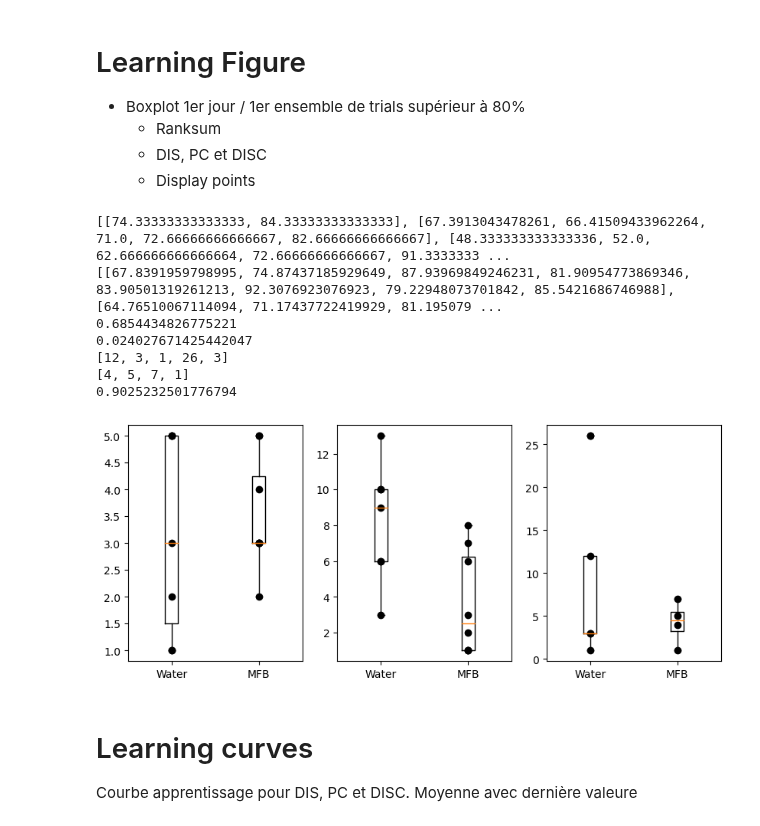
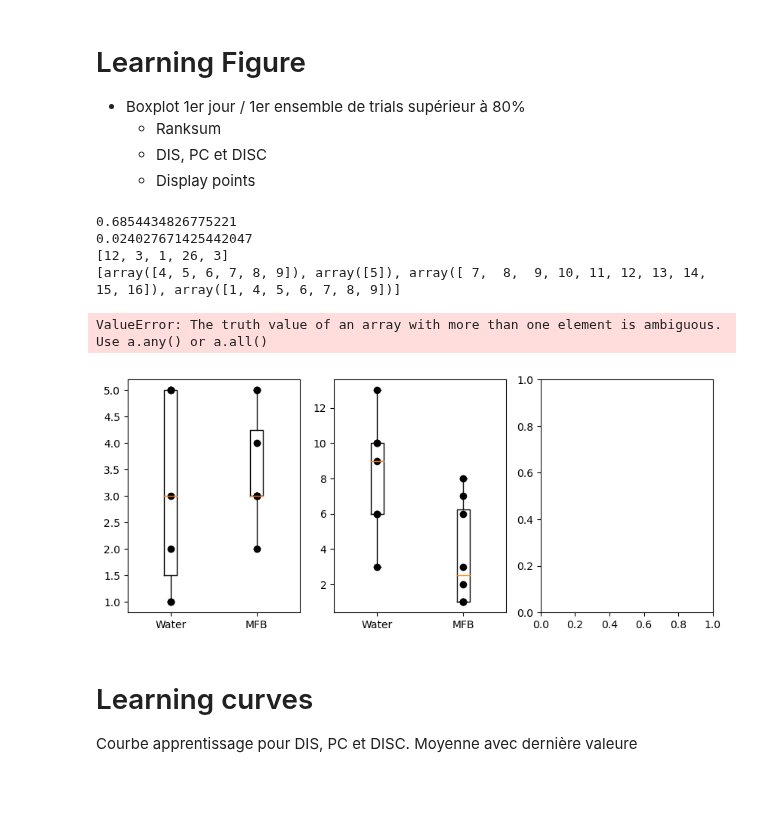
Before and after one commit to AntoninVerdier/Utilities, a Jupyter notebook: Elphy_Analysis/MFB_Figures.ipynb, the cells around one changed output. Saved outputs shown, nothing was run; the diff lists cells and outputs as text; code cells hidden in the pictures; blank space fills up the shorter version.

```diff
--- a/Elphy_Analysis/MFB_Figures.ipynb
+++ b/Elphy_Analysis/MFB_Figures.ipynb
@@ -202,8 +202,6 @@ fig, axs = plt.subplots(1, 3, figsize=(10, 4))
 scores_water = [mouse.perf()[0] for mouse in mice_water_dis]
 scores_mfb = [[np.sum(c)*100/len(c) for c in mouse.corrs] for mouse in mice_mfb_dis]
 
-print(scores_water)
-print(scores_mfb)
 
 # Water
 first_day_over80_water = [np.where(np.array(s) >= 80)[0][0] + 1 for s in scores_water]
@@ -235,39 +233,37 @@ axs[1].set_xticks([1, 2])
 axs[1].set_xticklabels(['Water', 'MFB'])
 axs[1].scatter([1]*len(first_day_over80_water), first_day_over80_water, c='black')
 axs[1].scatter([2]*len(first_day_over80_mfb), first_day_over80_mfb, c='black')
 
 ####################################### DISC ###########################################
 scores_water = [mouse.perf(blank=True)[0] for mouse in mice_water_disc]
 scores_mfb = [[np.sum(c)*100/len(c) for c in mouse.corrs] for mouse in mice_mfb_disc]
 
 
 # Water
 first_day_over80_water = [np.where(np.array(s) >= 70)[0] + 1 for s in scores_water]
 first_day_over80_water = [i[0] for i in first_day_over80_water if len(i) > 0]
 print(first_day_over80_water)
 # MFB####################################
 
-first_day_over80_mfb = [np.where(np.array(s) >= 70)[0][0] + 1 for s in scores_mfb]
+first_day_over80_mfb = [np.where(np.array(s) >= 70)[0] + 1 for s in scores_mfb]
 print(first_day_over80_mfb)
 stdisc, pdisc = ranksums(first_day_over80_water, first_day_over80_mfb)
 
 print(pdisc)
 axs[2].boxplot([first_day_over80_water, first_day_over80_mfb], vert=True)
 axs[2].set_xticks([1, 2])
 axs[2].set_xticklabels(['Water', 'MFB'])
 axs[2].scatter([1]*len(first_day_over80_water), first_day_over80_water, c='black')
 axs[2].scatter([2]*len(first_day_over80_mfb), first_day_over80_mfb, c='black')
 
 plt.show()
 # %% [output]
-[[74.33333333333333, 84.33333333333333], [67.3913043478261, 66.41509433962264, 71.0, 72.66666666666667, 82.66666666666667], [48.333333333333336, 52.0, 62.666666666666664, 72.66666666666667, 91.3333333 ...
-[[67.8391959798995, 74.87437185929649, 87.93969849246231, 81.90954773869346, 83.90501319261213, 92.3076923076923, 79.22948073701842, 85.5421686746988], [64.76510067114094, 71.17437722419929, 81.195079 ...
 0.6854434826775221
 0.024027671425442047
 [12, 3, 1, 26, 3]
-[4, 5, 7, 1]
-0.9025232501776794
+[array([4, 5, 6, 7, 8, 9]), array([5]), array([ 7,  8,  9, 10, 11, 12, 13, 14, 15, 16]), array([1, 4, 5, 6, 7, 8, 9])]
+ValueError: The truth value of an array with more than one element is ambiguous. Use a.any() or a.all()
-[figure, old version]
+[figure, new version]
 # %% [markdown]
 # Learning curves
 Courbe apprentissage pour DIS, PC et DISC. Moyenne avec dernière valeure
```
Also changed, not shown: parts of 3 cells of this notebook, 3 other files.
